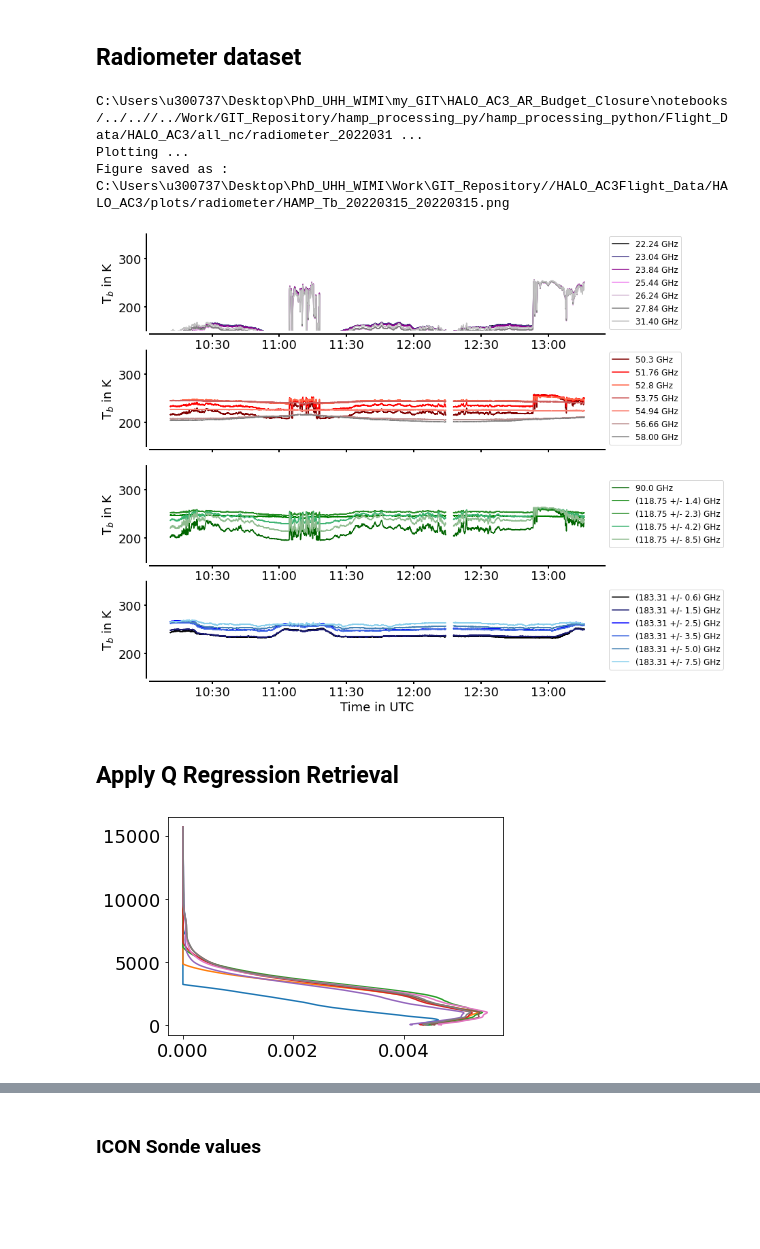
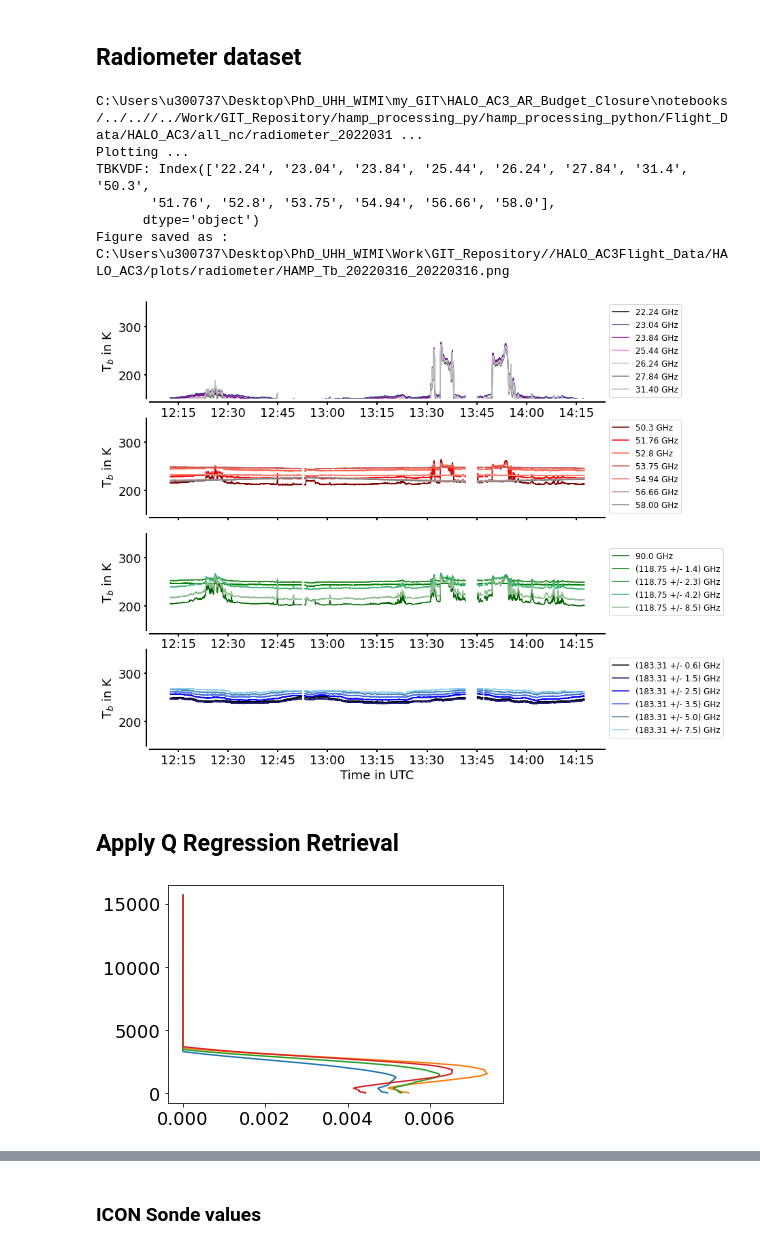
Before and after one commit to hdorff94/HALO_AC3_AR_Budget_Closure, a Jupyter notebook: notebooks/sonde_moisture_transport_divergence.ipynb, the cells around one changed output, grey strips where cells are left out. Saved outputs shown, nothing was run; the diff lists cells and outputs as text; code cells hidden in the pictures; blank space fills up the shorter version.

```diff
--- a/notebooks/sonde_moisture_transport_divergence.ipynb
+++ b/notebooks/sonde_moisture_transport_divergence.ipynb
@@ -55,8 +56,9 @@ class HiddenPrints:
 ## Switches and Definitions
 # %%
 campaign="HALO_AC3"
-ar_of_day="AR_entire_1"
-flight=["RF05"]
+ar_of_day="AR_entire_2"
+calibrated_hamp=True
+flight=["RF06"]
 flight_dates={"RF05":"20220315",
               "RF06":"20220316"}
 sector_to_plot="warm"
@@ -462,59 +346,73 @@ airborne_data_importer_path=major_work_path+\
 date=flight_dates[flight[0]]
 ###############################################################################
 inflow=False
 # Radar reflectivity
 cfg_dict=quicklook_dicts.get_prcs_cfg_dict(flight,date,campaign,cmpgn_cls.campaign_path)
 cfg_dict["device_data_path"]=airborne_data_importer_path
 with HiddenPrints():
     # Data Handling
     datasets_dict, data_reader_dict=quicklook_dicts.get_data_handling_attr_dicts()
     # Get Plotting Handling
     plot_handler_dict, plot_cls_args_dict,plot_fct_args_dict=\
                             quicklook_dicts.get_plotting_handling_attrs_dict()
 
 HALO_Devices_cls=measurement_instruments_ql.HALO_Devices(cfg_dict)
 HALO_Devices_cls.update_major_data_path(cmpgn_cls.campaign_path)
 Bahamas_cls=measurement_instruments_ql.BAHAMAS(HALO_Devices_cls)
 Radar_cls=measurement_instruments_ql.RADAR(HALO_Devices_cls)
 Radiometer_cls=measurement_instruments_ql.HAMP(HALO_Devices_cls)
 import halodataplot as halo_data_plotter
 
 Quick_Plotter=Data_Plotter.Quicklook_Plotter(cfg_dict)
 Radiometer_Quicklook=halo_data_plotter.Radiometer_Quicklook(cfg_dict)
-Radiometer_cls.open_processed_hamp_data(open_calibrated=False,
+calibrated_hamp=True
+Radiometer_cls.open_processed_hamp_data(open_calibrated=calibrated_hamp,
                             newest_version=True)
-mwr=Radiometer_cls.processed_hamp_ds
-mwr_cutted=mwr.sel({"time":slice(inflow_times[0],outflow_times[-1])})
+if not calibrated_hamp:
+    mwr=Radiometer_cls.processed_hamp_ds
+else:
+    mwr=Radiometer_cls.calib_processed_hamp_ds
+if pd.Timestamp(inflow_times[0])<pd.Timestamp(outflow_times[-1]):
+    mwr_cutted=mwr.sel({"time":slice(inflow_times[0],outflow_times[-1])})
+else:
+    mwr_cutted=mwr.sel({"time":slice(outflow_times[0],inflow_times[-1])})
+#mwr_cutted
 Radiometer_Quicklook.radiometer_tb_dict=mwr_cutted
 Radiometer_Quicklook.cfg_dict["Flight_Dates_used"]
 Radiometer_Quicklook.plot_radiometer_TBs(date,raw_measurements=False)
 #radar_ds=Radar_cls.open_version_specific_processed_radar_data(for_calibrated_file=calibrated_radar)
 # %% [output]
 C:\Users\u300737\Desktop\PhD_UHH_WIMI\my_GIT\HALO_AC3_AR_Budget_Closure\notebooks/../..//../Work/GIT_Repository/hamp_processing_py/hamp_processing_python/Flight_Data/HALO_AC3/all_nc/radiometer_2022031 ...
 Plotting ...
-Figure saved as :  C:\Users\u300737\Desktop\PhD_UHH_WIMI\Work\GIT_Repository//HALO_AC3Flight_Data/HALO_AC3/plots/radiometer/HAMP_Tb_20220315_20220315.png
+TBKVDF: Index(['22.24', '23.04', '23.84', '25.44', '26.24', '27.84', '31.4', '50.3',
+       '51.76', '52.8', '53.75', '54.94', '56.66', '58.0'],
+      dtype='object')
+Figure saved as :  C:\Users\u300737\Desktop\PhD_UHH_WIMI\Work\GIT_Repository//HALO_AC3Flight_Data/HALO_AC3/plots/radiometer/HAMP_Tb_20220316_20220316.png
-[figure, old version]
+[figure, new version]
 # %% [markdown]
 ## Apply Q Regression Retrieval
 # %%
+import matplotlib.pyplot as plt
 import retrieval
 import PAMTRA_sim_analysis
 
-regr_retrieval=retrieval.Regression_Retrieval
+# Predefinitions
 coeff_path="C:\\Users\\u300737\\Desktop\\PhD_UHH_WIMI\\Work\\GIT_Repository"+\
             "\\hamp_processing_py\\hamp_processing_python\\Flight_Data\\HALO_AC3\\retrieval\\"
-
 var_to_retrieve="q"
 order=2
 m_est_heights=pd.read_csv(coeff_path+var_to_retrieve+"_Retrieval_coeffs_several_dates.csv",
                          index_col=0)
+
 brightness_Ts=pd.DataFrame(data=np.array(mwr_cutted["TB"][:]),
                            index=pd.DatetimeIndex(np.array(mwr_cutted.time[:])),
                            columns=np.array(mwr_cutted.freq[:]))
 brightness_Ts=brightness_Ts.sort_index(axis=1)
 # The retrieved hamp Q profiles for divergence calculations will rely on smoothened TBs
 smoothed_brightness_Ts=brightness_Ts.rolling("10s",min_periods=8).mean()
+
 # Initialize Retrieval class, most attributes are unused
+regr_retrieval=retrieval.Regression_Retrieval
 Smoothed_Q_Retrieval=regr_retrieval(xr.Dataset(),"q",smoothed_brightness_Ts,order,["20220315"],os.getcwd(),
                       added_noise=True)
 Smoothed_Q_Retrieval.y=smoothed_brightness_Ts
@@ -535,7 +433,7 @@ if not (flight[0]=="RF06" and ar_of_day=="AR_entire_1"):
         var_retrieved_at_sonde[var_retrieved_at_sonde<0.0]=0.0
         plt.plot(var_retrieved_at_sonde.loc[sonde,:],var_retrieved_at_sonde.columns[:],label=sonde)
 # %% [output]
-[figure, old version]
+[figure, new version]
 # %%
 sonde_sector_times
 # %% [output]
```
Also changed, not shown: parts of 17 cells of this notebook, 5 other files.
